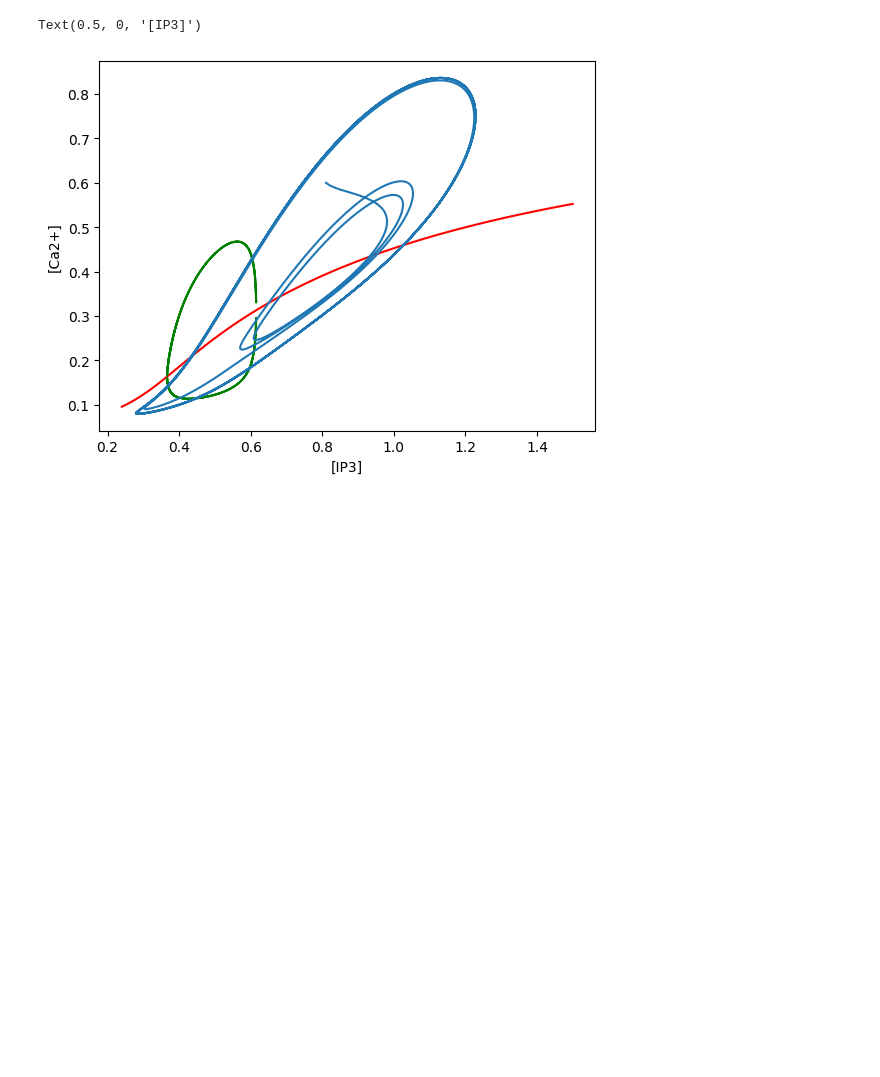
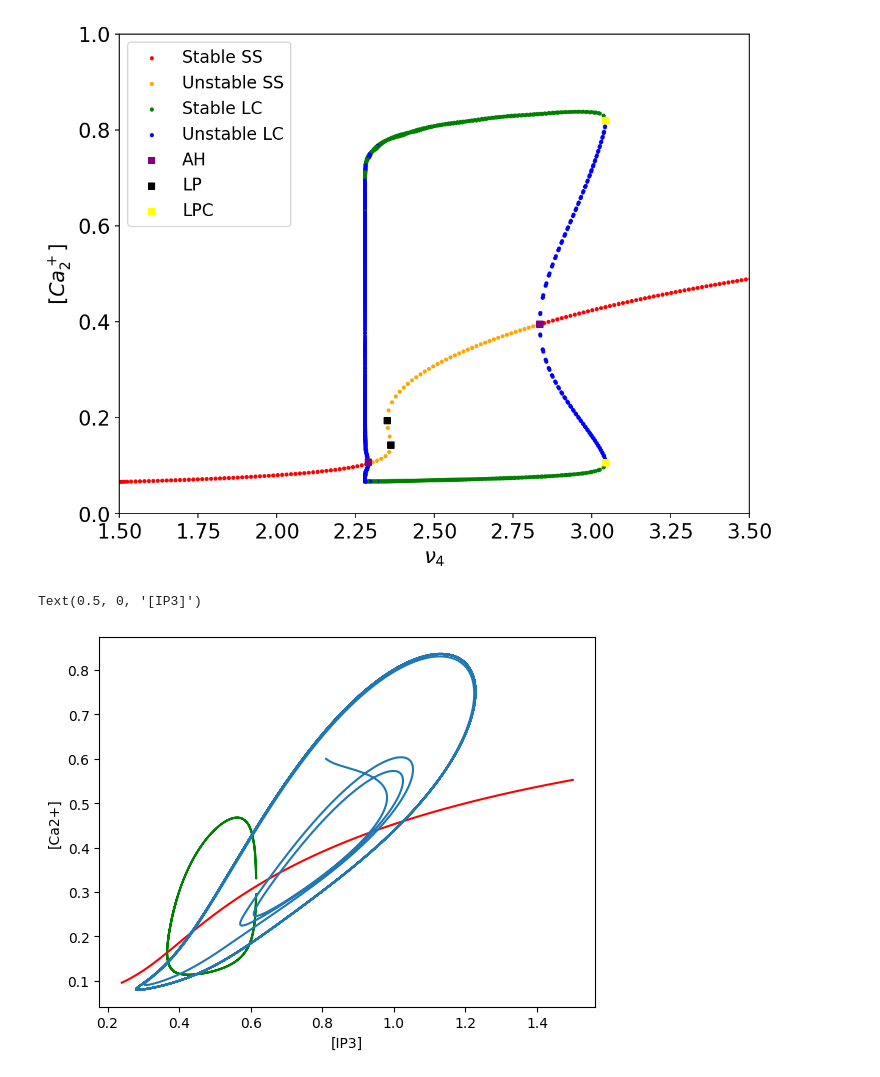
Before and after one commit to pupueys/MATH3888, a Jupyter notebook: project/Kevin_YoungKiezer/DeYoungKeizerExtended.ipynb, the cells around one changed output. Saved outputs shown, nothing was run; the diff lists cells and outputs as text; code cells hidden in the pictures; blank space fills up the shorter version.

```diff
--- a/project/Kevin_YoungKiezer/DeYoungKeizerExtended.ipynb
+++ b/project/Kevin_YoungKiezer/DeYoungKeizerExtended.ipynb
@@ -139,3 +182,40 @@ ani.save('inside.mp4')
+# %%
+plt.rcParams['font.size'] = 16
+
+plt.figure(figsize=(8, 6), layout='constrained')
+
+
+data = pd.read_csv('..\\bifurcation_branch_new.csv')
+periodic = pd.read_csv('..\\hopf_po_gamma_branch.csv')
+plt.scatter(data['nu4'], data['V'], color=list(map(lambda x: 'r' if x else 'orange', data['stable'])), s=5)
+plt.scatter(periodic['param'], periodic['max'], color=list(map(lambda x: 'g' if x else 'b', periodic['stable'])), s=5)
+plt.scatter(periodic['param'], periodic['min'], color=list(map(lambda x: 'g' if x else 'b', periodic['stable'])), s=5)
+
+plt.scatter(2.2904403, 0.10678342577131315, marker='s', color='purple', s=20)
+plt.scatter(2.83454206, 0.39434307976476896, marker='s', color='purple', s=20)
+plt.scatter(2.36193837, 0.14249978379472195, marker='s', color='black', s=20)
+plt.scatter(2.35015804, 0.19406114511676725, marker='s', color='black', s=20)
+
+plt.scatter(3.043511591928886, 0.8180252554173874, marker='s', color='yellow', s=20)
+plt.scatter(3.043511591928886, 0.10590056660936525, marker='s', color='yellow', s=20)
+
+plt.scatter([], [], color='red', s=5, label='Stable SS')
+plt.scatter([], [], color='orange', s=5, label='Unstable SS')
+plt.scatter([], [], color='green', s=5, label='Stable LC')
+plt.scatter([], [], color='blue', s=5, label='Unstable LC')
+plt.scatter([], [], color='purple', s=20, marker='s', label='AH')
+plt.scatter([], [], color='black', s=20, marker='s', label='LP')
+plt.scatter([], [], color='yellow', s=20, marker='s', label='LPC')
+plt.legend(fontsize='small', loc='upper left')
+
+plt.xlim(1.5, 3.5)
+plt.ylim(0, 1)
+
+plt.ylabel('$[Ca_2^+]$')
+plt.xlabel('$\\nu_4$')
+plt.savefig('extended_bifurcation.pdf')
+# %% [output]
+[figure, added]
 # %%
 data = pd.read_csv('..\\bifurcation_branch.csv')
 periodic = pd.read_csv('..\\periodic_orbits.csv')
```
Also changed, not shown: parts of 3 cells of this notebook, 8 other files.
